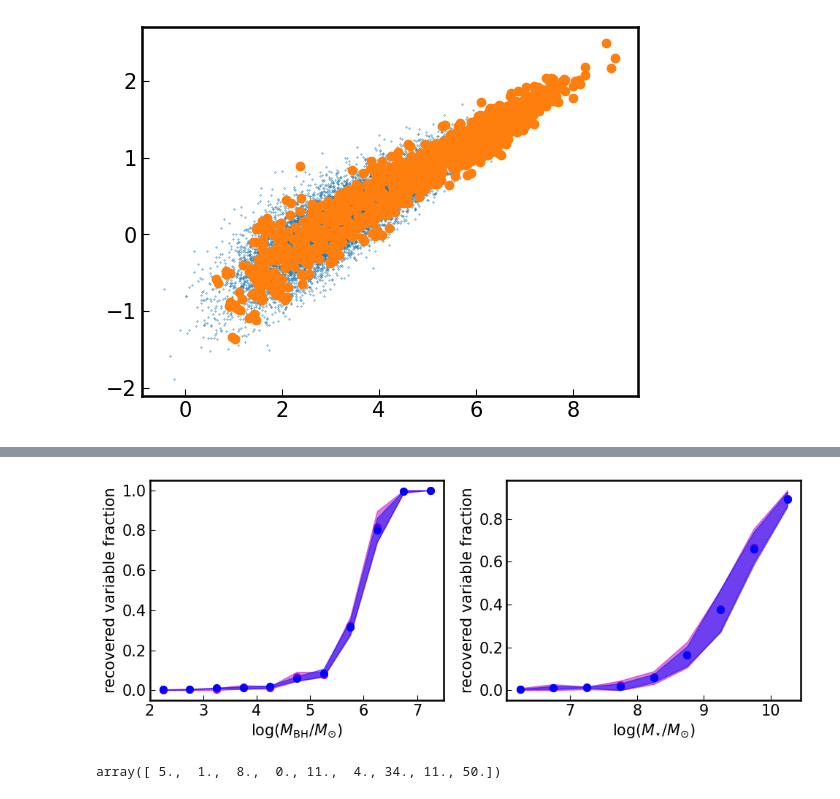
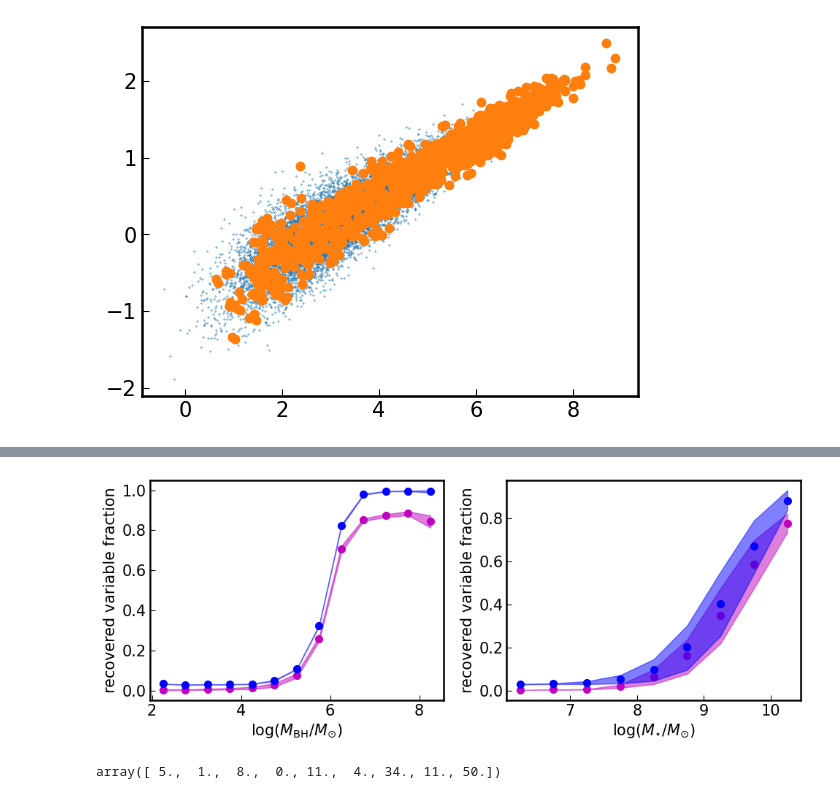
Before and after one commit to burke86/imbh_forecast, a Jupyter notebook: forecast.ipynb, the cells around one changed output, grey strips where cells are left out. Cells and saved outputs as stored; diff of their text form; code cells hidden in the pictures.

Commit message:
generalize seed mechanisms

```diff
--- a/forecast.ipynb
+++ b/forecast.ipynb
@@ -231,9 +213,20 @@ from model import lambda_obs
 fig, ax = plt.subplots(1, 1, figsize=(5, 4))
 L = np.logspace(np.min(np.log10(pars['L'].value)), np.max(np.log10(pars['L'].value)), 100)*u.erg/u.s
 
-ax.semilogx(L, lambda_obs(L.value), color='gray', lw=2)
+n = 200
+
+lambdas = np.zeros([n, len(L)])
+for j in range(n):
+    lambdas[j,:] = lambda_obs(L.value)
+
+
+ax.fill_between(L, np.percentile(lambdas, 16, axis=0),
+                np.percentile(lambdas, 16, axis=0),
+                color='gray', lw=2)
+
 ax.set_xlabel(r'$L_{\rm{bol}}$ (erg s$^{-1}$)')
 ax.set_ylabel(r'$\lambda_{\rm{obs}}$')
+ax.set_xscale('log')
 
 ax.text(1e38, 0.4, 'Type II')
 ax.text(1e45, 0.9, 'Type I')
@@ -448,10 +434,12 @@ colors = ['m', 'b']
 
 for i, seed in enumerate(['dc','popIII']):
 
-    bins = np.arange(2, 8, 0.5)
+    bins = np.arange(2, 9, 0.5)
 
     M_BH = s[f'M_BH_draw_{seed}']
-    log_M_BH = np.log10(s[f'M_BH_draw_{seed}'].value)
+    M_BH_all = s[f'M_BH_draw']
+    log_M_BH = np.log10(M_BH.value)
+    log_M_BH_all = np.log10(M_BH_all.value)
 
     f = np.full([nbootstrap, len(bins)-1], np.nan)
     mag_lim = 25.5
@@ -460,13 +448,14 @@ for i, seed in enumerate(['dc','popIII']):
         ndraw = int(s['ndraws'][j])
         mask_var = s['sigma_var'][j,:ndraw] > 3
         mask_mag = s[f'm_{band}'][j,:ndraw] < mag_lim
-        mask_mass = M_BH[j,:ndraw] > 10**2*u.Msun
+        mask_mass = (M_BH[j,:ndraw] > 10**2*u.Msun) # also removes -99
+        mask_mass_ = (M_BH_all[j,:ndraw] > 10**2*u.Msun)
         mask_z = s[f'z_draw'][j,:ndraw] < 0.15
-        bin_count, bin_edges, binnumber = st.binned_statistic(log_M_BH[j,:ndraw][mask_mass & mask_z],
-                                                              log_M_BH[j,:ndraw][mask_mass & mask_z],
+        bin_count, bin_edges, binnumber = st.binned_statistic(log_M_BH_all[j,:ndraw][mask_mag & mask_mass_ & mask_z],
+                                                              log_M_BH_all[j,:ndraw][mask_mag & mask_mass_ & mask_z],
                                                               statistic='count', bins=bins)
-        bin_count_var, bin_edges, binnumber = st.binned_statistic(log_M_BH[j,:ndraw][mask_mag & mask_mass & mask_var & mask_z],
-                                                                  log_M_BH[j,:ndraw][mask_mag & mask_mass & mask_var & mask_z],
+        bin_count_var, bin_edges, binnumber = st.binned_statistic(log_M_BH[j,:ndraw][mask_mass & mask_var & mask_z],
+                                                                  log_M_BH[j,:ndraw][mask_mass & mask_var & mask_z],
                                                                   statistic='count', bins=bins)
         bin_width = (bin_edges[1] - bin_edges[0])
         bin_centers = bin_edges[1:] - bin_width/2
@@ -479,39 +468,43 @@ for i, seed in enumerate(['dc','popIII']):
 
     axs[0].fill_between(bin_centers, np.percentile(f, 16, axis=0), np.percentile(f, 84, axis=0), color=colors[i], alpha=0.5)
     axs[0].scatter(bin_centers, np.mean(f, axis=0), lw=2, color=colors[i])
     axs[0].set_ylabel('recovered variable fraction')
     axs[0].set_xlabel(r'$\log(M_{\rm{BH}}/M_{\odot})$')
+    #axs[0].set_xlim([2, 9])
 
     bins = np.arange(6, 11, 0.5)
     M_star = np.log10(s[f'M_star_draw'].value)
 
     f = np.full([nbootstrap, len(bins)-1], np.nan)
 
     for j in range(nbootstrap):
         ndraw = int(s['ndraws'][j])
         mask_var = s['sigma_var'][j,:ndraw] > 3
         mask_mag = s[f'm_{band}'][j,:ndraw] < mag_lim
-        mask_mass = M_BH[j,:ndraw] > 10**2*u.Msun
+        mask_mass = (M_BH[j,:ndraw] > 10**2*u.Msun)
+        mask_mass_ = (M_BH[j,:ndraw] > 10**2*u.Msun) | (M_BH[j,:ndraw] == -99*u.Msun)
         mask_z = s[f'z_draw'][j,:ndraw] < 0.15
-        bin_count, bin_edges, binnumber = st.binned_statistic(M_star[j,:ndraw][mask_mass & mask_z],
-                                                              M_star[j,:ndraw][mask_mass & mask_z],
+        bin_count, bin_edges, binnumber = st.binned_statistic(M_star[j,:ndraw][mask_mag & mask_mass_ & mask_z],
+                                                              M_star[j,:ndraw][mask_mag & mask_mass_ & mask_z],
                                                               statistic='count', bins=bins)
-        bin_count_var, bin_edges, binnumber = st.binned_statistic(M_star[j,:ndraw][mask_mag & mask_mass & mask_var & mask_z],
-                                                                  M_star[j,:ndraw][mask_mag & mask_mass & mask_var & mask_z],
+        bin_count_var, bin_edges, binnumber = st.binned_statistic(M_star[j,:ndraw][mask_mass & mask_var & mask_z],
+                                                                  M_star[j,:ndraw][mask_mass & mask_var & mask_z],
                                                                   statistic='count', bins=bins)
         f[j] = bin_count_var/bin_count
 
     bin_width = (bin_edges[1] - bin_edges[0])
     bin_centers = bin_edges[1:] - bin_width/2
 
     axs[1].fill_between(bin_centers, np.percentile(f, 16, axis=0), np.percentile(f, 84, axis=0), color=colors[i], alpha=0.5)
     axs[1].scatter(bin_centers, np.mean(f, axis=0), lw=2, color=colors[i])
     axs[1].set_ylabel('recovered variable fraction')
     axs[1].set_xlabel(r'$\log(M_{\rm{\star}}/M_{\odot})$')
+    #axs[1].set_xlim([6, 11])
 
 fig.tight_layout()
+fig.savefig('varfrac.pdf', dpi=300)
 # %% [output]
-[figure, old version]
+[figure, new version]
 # %%
 bin_count_var
 # %% [output]
```
Also changed, not shown: parts of 17 cells of this notebook, 1 other file.
